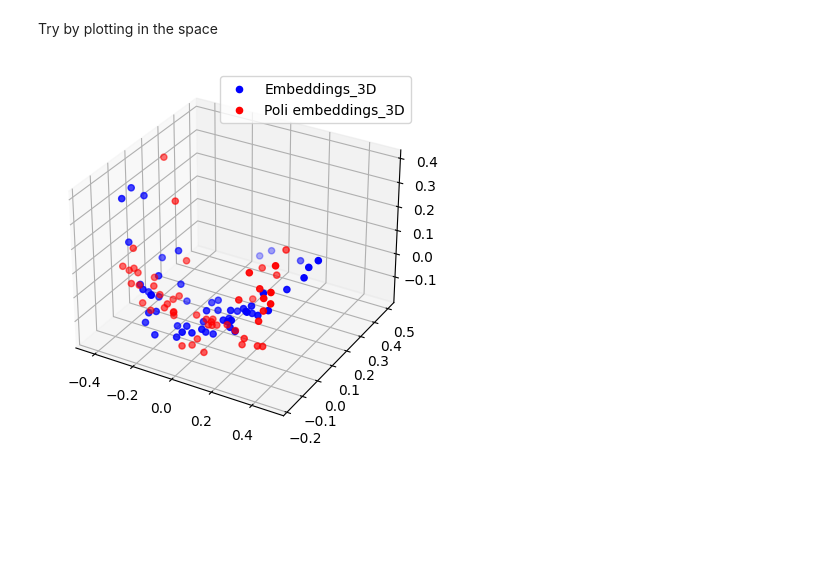
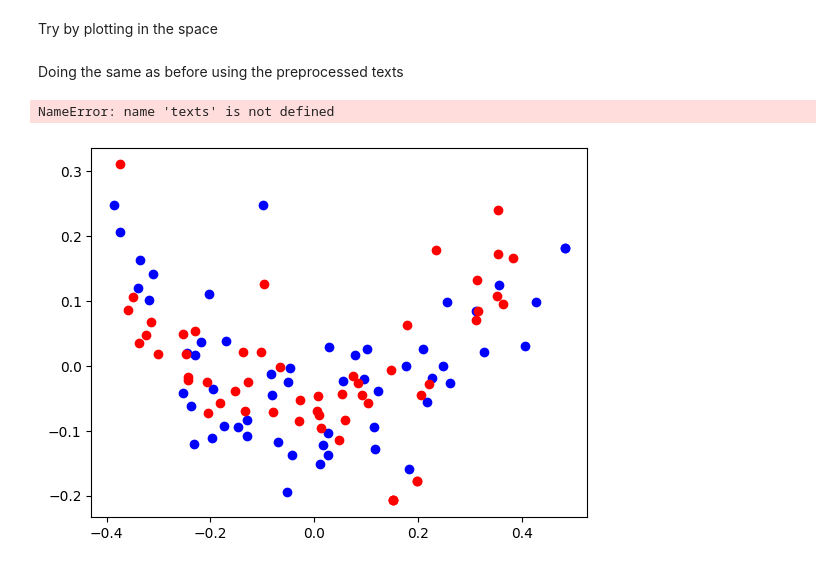
Before and after one commit to amirmosio/telegram-event-detection, a Jupyter notebook: Plotting_data.ipynb, the cells around one changed output. Drawn from its saved outputs; the diff is of its cells as text; code cells hidden in the pictures; blank space fills up the shorter version.

```diff
--- a/Plotting_data.ipynb
+++ b/Plotting_data.ipynb
@@ -169,0 +215,5 @@ plt.show()
+# %%
+poli_texts = polidf['text']
+poli_texts_strings = [str(text) for text in poli_texts if isinstance(text, str)]
+print(poli_texts[0:5])
+print(poli_texts_strings[0:5])
@@ -179,26 +230 @@ poli_reduced_embeddings_3D = pca.fit_transform(poli_embeddings)
-# %%
-from mpl_toolkits.mplot3d import Axes3D
-
-# Importare i dati
-import numpy as np
-
-# Creare la figura e l'asse 3D
-fig = plt.figure()
-ax = fig.add_subplot(111, projection='3d')
-
-# Plottare i punti di "reduced_embeddings_3D" in blu
-ax.scatter(reduced_embeddings_3D[:, 0], reduced_embeddings_3D[:, 1], reduced_embeddings_3D[:, 2],
-            color='blue', label='Embeddings_3D')
-
-# Plottare i punti di "poli_reduced_embeddings_3D" in rosso
-ax.scatter(poli_reduced_embeddings_3D[:, 0], poli_reduced_embeddings_3D[:, 1], poli_reduced_embeddings_3D[:, 2],
-            color='red', label='Poli embeddings_3D')
-
-# Aggiungere le legende
-ax.legend()
-
-# Mostrare il plot
-plt.show()
-# %% [output]
-[figure, removed]
 # %%
@@ -236,0 +288,11 @@ fig.show()
+# %% [markdown]
+Doing the same as before using the preprocessed texts
+# %%
+preprocessed_texts = [preprocess_message(text, "english") for text in texts]
+poli_preprocessed_texts = [preprocess_message(text, "italian") for text in poli_texts_strings]
+# %% [output]
+NameError: name 'texts' is not defined
+# %%
+plot_and_compare_reduced_embeddings_2D(preprocessed_texts, poli_preprocessed_texts, "en", "it")
+# %% [output]
+[figure, added]
```
Also changed, not shown: parts of 16 cells of this notebook.
